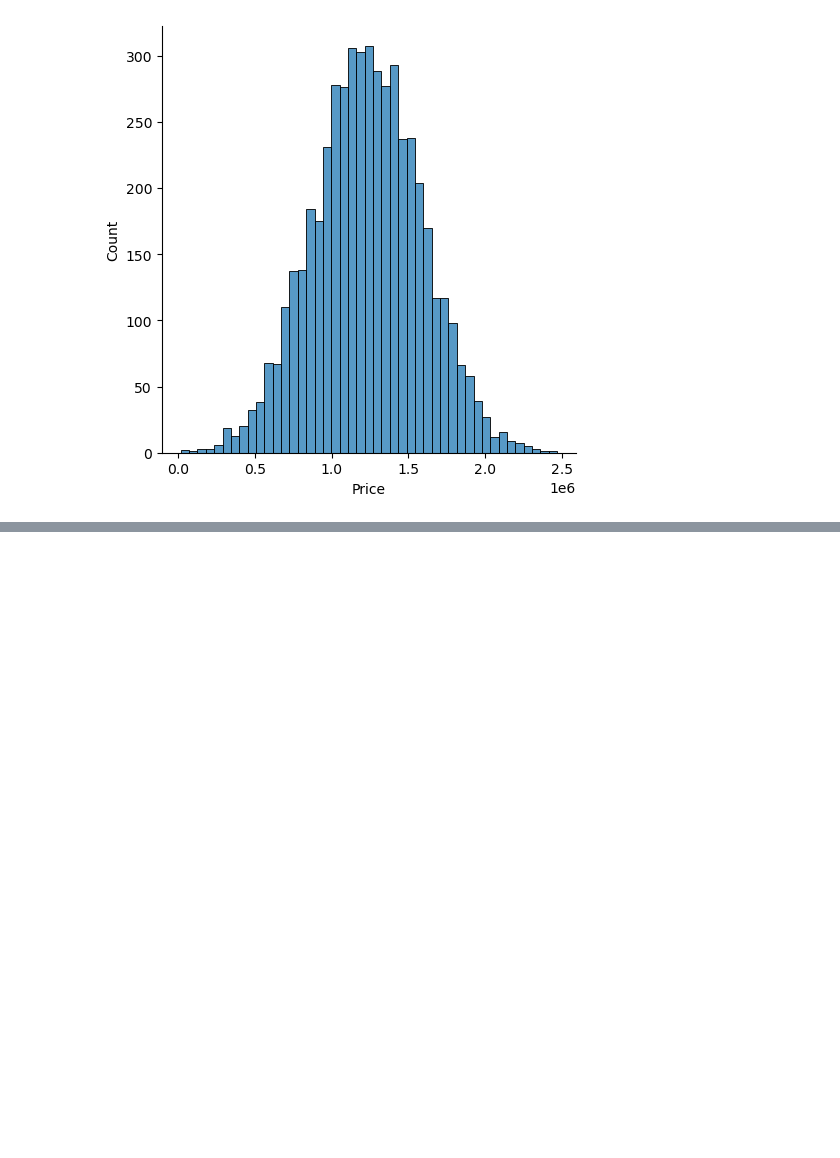
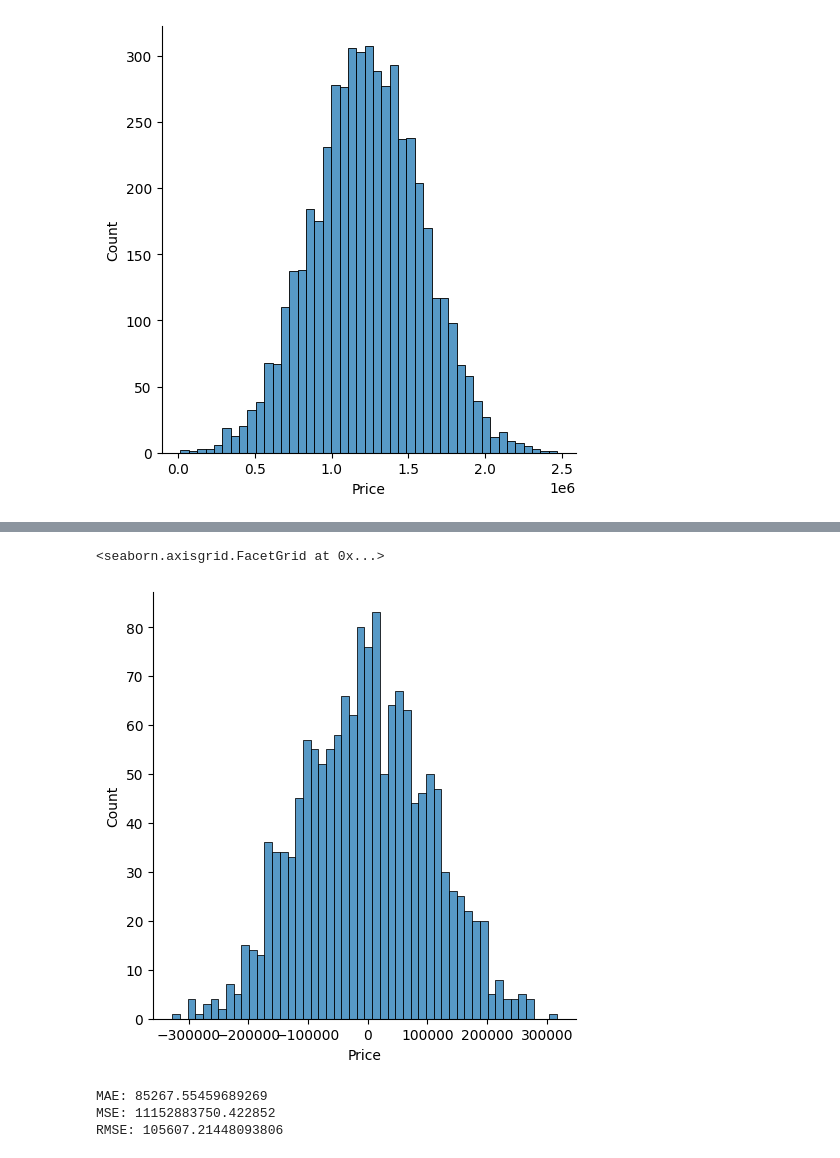
Before and after one commit to Abubakr1710/Machine-Learning, a Jupyter notebook: Linear Regression/house_price_prediction.ipynb, the cells around one changed output, grey strips where cells are left out. Drawn from its saved outputs; the diff is of its cells as text; code cells hidden in the pictures; blank space fills up the shorter version.

```diff
--- a/Linear Regression/house_price_prediction.ipynb
+++ b/Linear Regression/house_price_prediction.ipynb
@@ -61,0 +124,13 @@ sns.heatmap(df.corr())
+# %%
+sns.displot((y_test-pred),bins=50)
+# %% [output]
+<seaborn.axisgrid.FacetGrid at 0x...>
+[figure, added]
+# %%
+print('MAE:', metrics.mean_absolute_error(y_test, pred))
+print('MSE:', metrics.mean_squared_error(y_test, pred))
+print('RMSE:', np.sqrt(metrics.mean_squared_error(y_test, pred)))
+# %% [output]
+MAE: 85267.55459689269
+MSE: 11152883750.422852
+RMSE: 105607.21448093806
```
Also changed, not shown: parts of 15 cells of this notebook, 17 other files.
